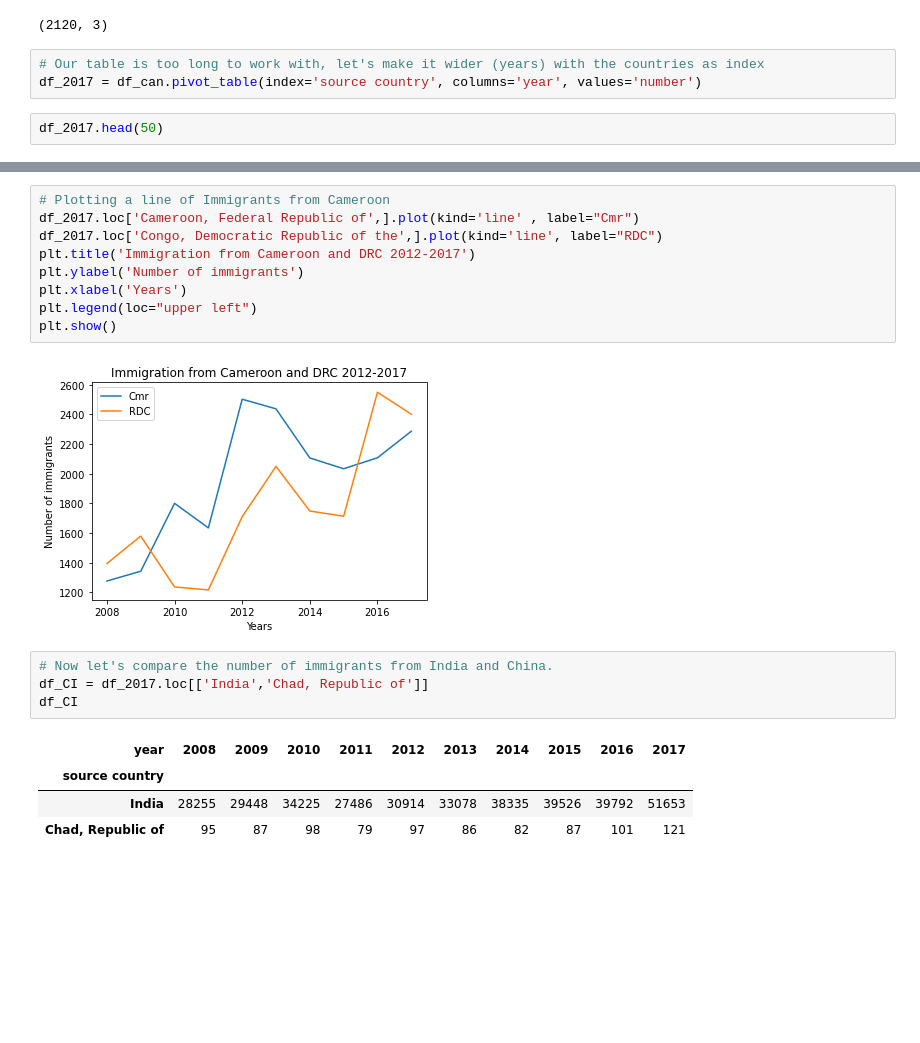
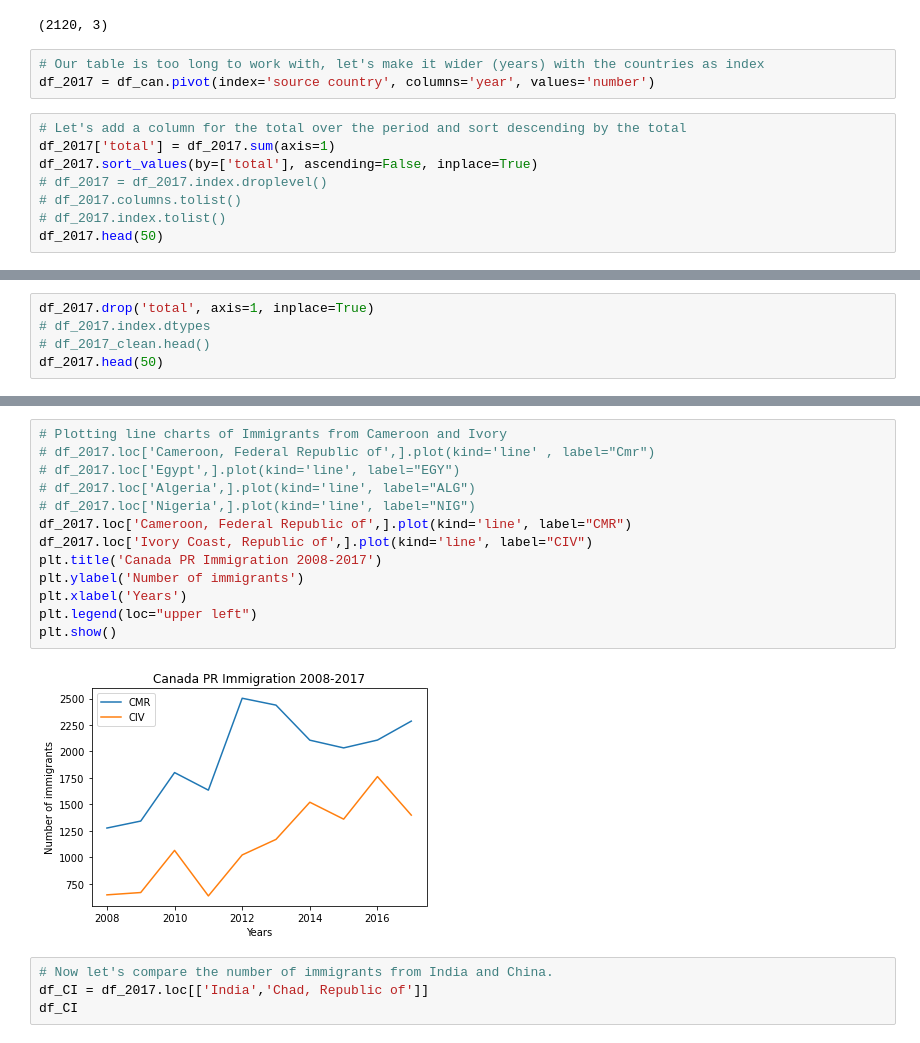
Before and after one commit to captainlalas/data_viz_with_python, a Jupyter notebook: Canada_Immigration_by_source_country.ipynb, the cells around one changed output, grey strips where cells are left out. Cells and saved outputs as stored; diff of their text form; blank space fills up the shorter version.

Commit message:
line chart of 2 African countries

```diff
--- a/Canada_Immigration_by_source_country.ipynb
+++ b/Canada_Immigration_by_source_country.ipynb
@@ -45,7 +45,13 @@ df_can.shape
 (2120, 3)
 # %%
 # Our table is too long to work with, let's make it wider (years) with the countries as index
-df_2017 = df_can.pivot_table(index='source country', columns='year', values='number')
+df_2017 = df_can.pivot(index='source country', columns='year', values='number')
 # %%
+# Let's add a column for the total over the period and sort descending by the total
+df_2017['total'] = df_2017.sum(axis=1)
+df_2017.sort_values(by=['total'], ascending=False, inplace=True)
+# df_2017 = df_2017.index.droplevel()
+# df_2017.columns.tolist()
+# df_2017.index.tolist()
 df_2017.head(50)
 # %% [output]
@@ -69,0 +76,5 @@ df_2017.head(50)
+# %%
+df_2017.drop('total', axis=1, inplace=True)
+# df_2017.index.dtypes
+# df_2017_clean.head()
+df_2017.head(50)
@@ -70,20 +100,19 @@ df_2017.head(50)
 # %%
-# Plotting a line of Immigrants from Cameroon
-df_2017.loc['Cameroon, Federal Republic of',].plot(kind='line' , label="Cmr")
-df_2017.loc['Congo, Democratic Republic of the',].plot(kind='line', label="RDC")
-plt.title('Immigration from Cameroon and DRC 2012-2017')
+# Plotting line charts of Immigrants from Cameroon and Ivory
+# df_2017.loc['Cameroon, Federal Republic of',].plot(kind='line' , label="Cmr")
+# df_2017.loc['Egypt',].plot(kind='line', label="EGY")
+# df_2017.loc['Algeria',].plot(kind='line', label="ALG")
+# df_2017.loc['Nigeria',].plot(kind='line', label="NIG")
+df_2017.loc['Cameroon, Federal Republic of',].plot(kind='line', label="CMR")
+df_2017.loc['Ivory Coast, Republic of',].plot(kind='line', label="CIV")
+plt.title('Canada PR Immigration 2008-2017')
 plt.ylabel('Number of immigrants')
 plt.xlabel('Years')
 plt.legend(loc="upper left")
 plt.show()
 # %% [output]
-[figure, old version]
+[figure, new version]
 # %%
 # Now let's compare the number of immigrants from India and China.
 df_CI = df_2017.loc[['India','Chad, Republic of']]
 df_CI
-# %% [output]
-| year | 2008 | 2009 | 2010 | 2011 | 2012 | 2013 | 2014 | 2015 | 2016 | 2017 |
-| source country |  |  |  |  |  |  |  |  |  |  |
-| India | 28255 | 29448 | 34225 | 27486 | 30914 | 33078 | 38335 | 39526 | 39792 | 51653 |
-| Chad, Republic of | 95 | 87 | 98 | 79 | 97 | 86 | 82 | 87 | 101 | 121 |
```
Also changed, not shown: parts of 2 cells of this notebook.
